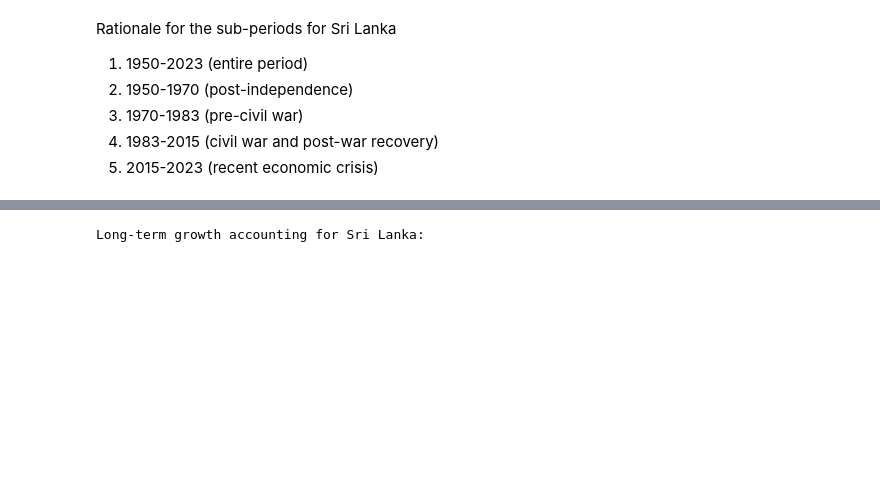
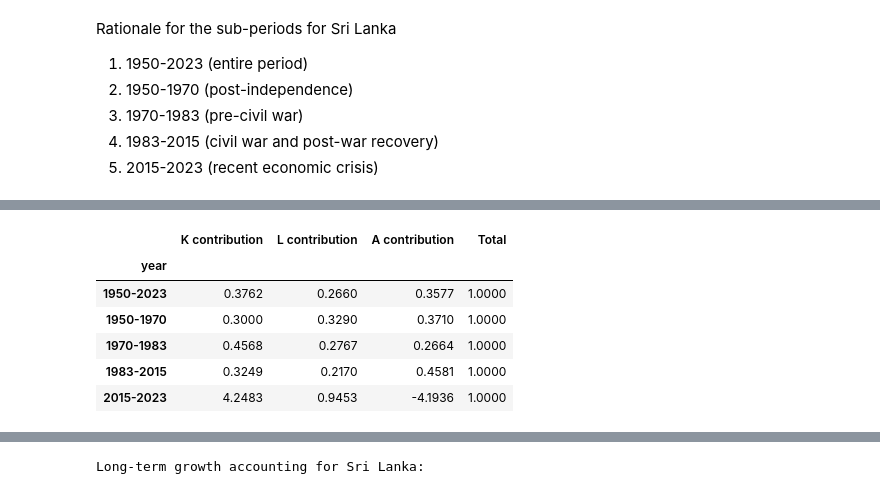
Before and after one commit to ikedasakii/EC2B1_group_project, a Jupyter notebook: find_GDP_trend.ipynb, the cells around one changed output, grey strips where cells are left out. Saved outputs shown, nothing was run; the diff lists cells and outputs as text; code cells hidden in the pictures; blank space fills up the shorter version.

```diff
--- a/find_GDP_trend.ipynb
+++ b/find_GDP_trend.ipynb
@@ -605,3 +631,73 @@ Rationale for the sub-periods for Sri Lanka
 3. 1970-1983 (pre-civil war)
 4. 1983-2015 (civil war and post-war recovery)
 5. 2015-2023 (recent economic crisis)
+# %%
+# Calculate TFP without human capital
+
+alpha = 0.3
+
+# Extract variables
+Y = data_tfp["Y"].values
+K = data_tfp["K"].values
+L = data_tfp["L"].values
+
+# Calculate TFP WITHOUT human capital: A = Y / (K^α · L^(1-α))
+A_no_hc = Y / (K**alpha * L**(1 - alpha))
+data_tfp['TFP_no_hc'] = A_no_hc
+data_tfp['ln_TFP_no_hc'] = np.log(A_no_hc)
+
+print(data_tfp[['year', 'TFP', 'TFP_no_hc']].head())
+
+# Growth accounting
+
+# Initialise dataframe
+avg_growth_rates_no_hc = pd.DataFrame(
+    data = np.full((5, 4), np.nan),
+    columns = ['Y growth', 'K growth', 'L growth', 'A growth']
+)
+
+avg_growth_rates_no_hc['year'] = ["1950-2023", "1950-1970", "1970-1983", "1983-2015", "2015-2023"]
+avg_growth_rates_no_hc = avg_growth_rates_no_hc.set_index('year')
+
+# Get indices
+idx_1950 = data_tfp[data_tfp['year'] == 1950].index[0]
+idx_1970 = data_tfp[data_tfp['year'] == 1970].index[0]
+idx_1983 = data_tfp[data_tfp['year'] == 1983].index[0]
+idx_2015 = data_tfp[data_tfp['year'] == 2015].index[0]
+idx_2023 = data_tfp[data_tfp['year'] == 2023].index[0]
+
+# Calculate growth rates for each period
+periods_data = [
+    ('1950-2023', idx_1950, idx_2023),
+    ('1950-1970', idx_1950, idx_1970),
+    ('1970-1983', idx_1970, idx_1983),
+    ('1983-2015', idx_1983, idx_2015),
+    ('2015-2023', idx_2015, idx_2023)
+]
+
+for period, idx_start, idx_end in periods_data:
+    avg_growth_rates_no_hc.loc[period, 'Y growth'] = np.log(data_tfp.loc[idx_end, 'Y'] / data_tfp.loc[idx_start, 'Y'])
+    avg_growth_rates_no_hc.loc[period, 'K growth'] = np.log(data_tfp.loc[idx_end, 'K'] / data_tfp.loc[idx_start, 'K'])
+    avg_growth_rates_no_hc.loc[period, 'L growth'] = np.log(data_tfp.loc[idx_end, 'L'] / data_tfp.loc[idx_start, 'L'])
+    avg_growth_rates_no_hc.loc[period, 'A growth'] = np.log(data_tfp.loc[idx_end, 'TFP_no_hc'] / data_tfp.loc[idx_start, 'TFP_no_hc'])
+
+# Compute contributions
+df_contribs_no_hc = avg_growth_rates_no_hc.copy()
+df_contribs_no_hc['K contribution'] = alpha * (df_contribs_no_hc['K growth'] / df_contribs_no_hc['Y growth'])
+df_contribs_no_hc['L contribution'] = (1 - alpha) * (df_contribs_no_hc['L growth'] / df_contribs_no_hc['Y growth'])
+df_contribs_no_hc['A contribution'] = df_contribs_no_hc['A growth'] / df_contribs_no_hc['Y growth']
+
+# Keep selected columns
+df_contribs_no_hc = df_contribs_no_hc[['Y growth', 'K contribution', 'L contribution', 'A contribution']]
+
+# Display
+print("\n" + "=" * 80)
+print("Growth Accounting WITHOUT Human Capital (Traditional Solow)")
+print("=" * 80)
+df_contribs_no_hc
+
+# Verify
+df_contribs_no_hc['Total'] = df_contribs_no_hc['K contribution'] + df_contribs_no_hc['L contribution'] + df_contribs_no_hc['A contribution']
+print("\nVerification (should sum to 1):")
+df_contribs_no_hc[['K contribution', 'L contribution', 'A contribution', 'Total']]
+# %% [output]
@@ -607,0 +716,7 @@ Rationale for the sub-periods for Sri Lanka
+|  | K contribution | L contribution | A contribution | Total |
+| year |  |  |  |  |
+| 1950-2023 | 0.3762 | 0.2660 | 0.3577 | 1.0000 |
+| 1950-1970 | 0.3000 | 0.3290 | 0.3710 | 1.0000 |
+| 1970-1983 | 0.4568 | 0.2767 | 0.2664 | 1.0000 |
+| 1983-2015 | 0.3249 | 0.2170 | 0.4581 | 1.0000 |
+| 2015-2023 | 4.2483 | 0.9453 | -4.1936 | 1.0000 |
```
Also changed, not shown: parts of 13 cells of this notebook.
